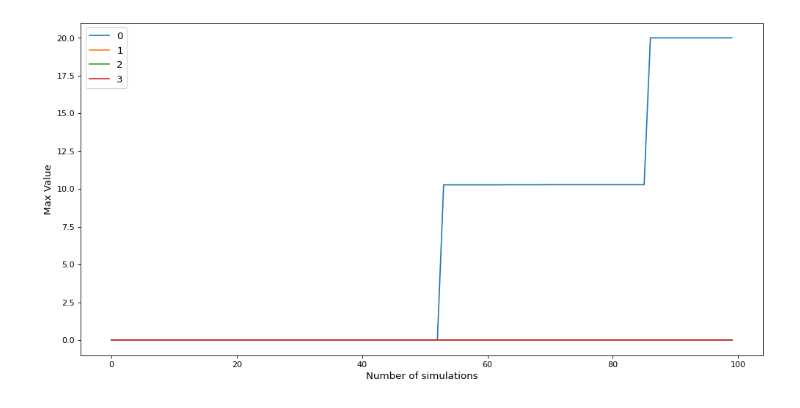
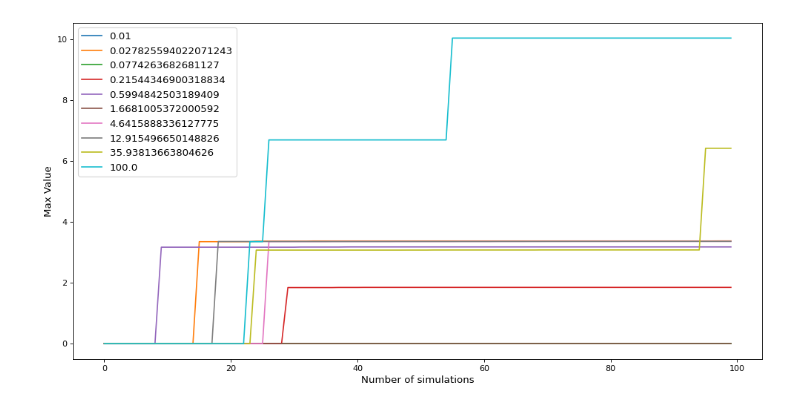
Before and after one commit to jdj2261/pytamp, a Jupyter notebook: results/benchmark1_result_level_2.ipynb, the cells around one changed output. Drawn from its saved outputs; the diff is of its cells as text; code cells hidden in the pictures.

```diff
--- a/results/benchmark1_result_level_2.ipynb
+++ b/results/benchmark1_result_level_2.ipynb
@@ -53,12 +53,21 @@ def get_final_all_values(algo, budgets, n_seed, end_num=0):
 # %%
 def plot_values(values, labels=None, title="test"):
     _, ax = p_utils.init_2d_figure(title)
-    for label, value in enumerate(values):
-        p_utils.plot_values(
-            ax,
-            value,
-            label=str(label),
-            title=title)
+    if labels.size > 1:
+        for value, label in zip(values, labels):
+            p_utils.plot_values(
+                ax,
+                value,
+                label=str(label),
+                title=title)
+    else:
+        for label, value in enumerate(values):
+            p_utils.plot_values(
+                ax,
+                value,
+                label=str(label),
+                title=title)
+    # plt.ylim([np.min(values),np.max(values)])
 # %%
 def get_mean_std_values(result_all_values, level=1):
     if level == 1:
@@ -66,7 +75,7 @@ def get_mean_std_values(result_all_values, level=1):
     if level == 2:
         key_name = "level_2_values"
     mean_values = np.mean(result_all_values[key_name], axis=0)
-    mean_values = np.ma.masked_invalid(result_all_values[key_name]).mean(axis=0)
+    # mean_values = np.ma.masked_invalid(result_all_values[key_name]).mean(axis=0)
     std_values = np.std(result_all_values[key_name], axis=0)
     return mean_values, std_values
 # %%
@@ -84,8 +100,8 @@ plot_values(perturb_mean_level_1_values, labels=bai_perturb_result_all_values['c
 # %%
-uct_result_all_values = get_final_all_values("uct", 100, 3, 0)
+uct_result_all_values = get_final_all_values("uct", 100, 5, 0)
 uct_mean_level_1_values, uct_std_level_1_values = get_mean_std_values(uct_result_all_values, level=1)
 uct_mean_level_2_values, uct_std_level_2_values = get_mean_std_values(uct_result_all_values, level=2)
 plot_values(uct_mean_level_2_values, labels=uct_result_all_values['c'])
 # %% [output]
-[figure, old version]
+[figure, new version]
 # %%
```
Also changed, not shown: parts of 13 cells of this notebook, 25 other files.
